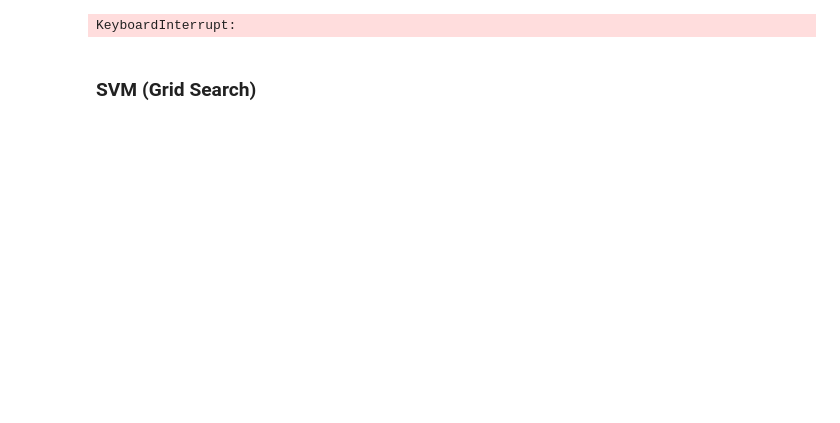
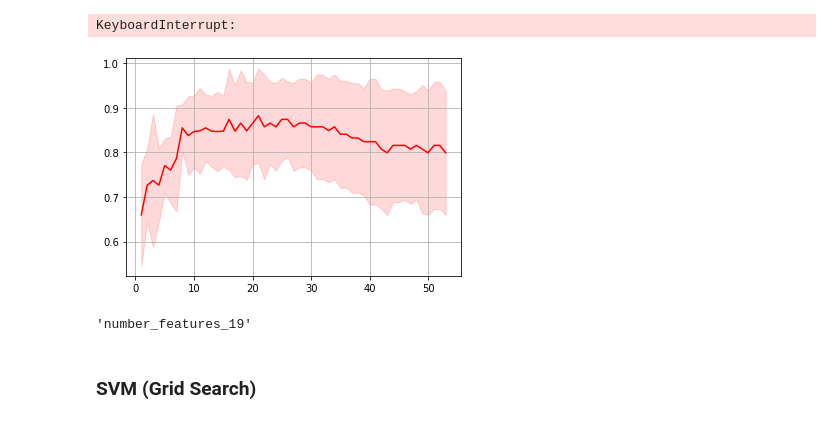
Before and after one commit to imEag/ML_Harmonization_Project, a Jupyter notebook: Manipulacion- Rois-Componentes de todas las DB/ML_models.ipynb, the cells around one changed output. Saved outputs shown, nothing was run; the diff lists cells and outputs as text; code cells hidden in the pictures; blank space fills up the shorter version.

```diff
--- a/Manipulacion- Rois-Componentes de todas las DB/ML_models.ipynb
+++ b/Manipulacion- Rois-Componentes de todas las DB/ML_models.ipynb
@@ -469,7 +472,7 @@ Classification report for classifier RandomForestClassifier(bootstrap=False, cri
    macro avg       0.81      0.82      0.82        30
 weighted avg       0.84      0.83      0.84        30
 # %%
-scores = cross_val_score(estimator=best_selected,
+scores = cross_val_score(estimator=boruta_fitted,
                         X=X_transform,
                         y=y_train,
                         cv=10,
@@ -596,20 +604,18 @@ plt.show()
 # %%
-acc_per_feature = []
-std_per_feature = []
-
 for index, feature_name in enumerate(sorted_names,start=1):
 
     input_features_names = sorted_names[:index]
     input_features_index = [data.columns.get_loc(c) for c
                       in input_features_names if c in data]
-    best_selected.fit(X_train[:, input_features_index], y_train)
+    feature_model = best_selected.fit(X_train[:, input_features_index], y_train)
     scores = cross_val_score(
-                        estimator=best_selected,
+                        estimator=feature_model,
                         X=X_train[:, input_features_index],
                         y=y_train,
                         cv=10,
                         n_jobs=-1
                         )
+    modelos['number_features_' + str(index)] = feature_model
     acc_per_feature.append(np.mean(scores))
     std_per_feature.append(np.std(scores))
 
@@ -621,15 +627,43 @@ plt.plot(
 
 plt.fill_between(
                 range(1, len(sorted_names)),
-                acc_per_feature + std_per_feature,
-                acc_per_feature - std_per_feature,
+                np.array(acc_per_feature) + np.array(std_per_feature),
+                np.array(acc_per_feature) - np.array(std_per_feature),
                 alpha=0.15,
                 color='red'
                 )
 
 plt.grid()
+plt.savefig(path_plot+'/'+'features_plot.png')
+plt.show()
 # %% [output]
 KeyboardInterrupt:
+# %%
+plt.plot(
+        list(range(1, len(sorted_names)))[:53],
+        acc_per_feature,
+        color='red'
+        )
+
+plt.fill_between(
+                list(range(1, len(sorted_names)))[:53],
+                np.array(acc_per_feature) + np.array(std_per_feature),
+                np.array(acc_per_feature) - np.array(std_per_feature),
+                alpha=0.15,
+                color='red'
+                )
+
+plt.grid()
+plt.savefig(path_plot+'/'+'features_plot.png')
+plt.show()
+# %% [output]
+[figure, added]
+# %%
+best_model = np.argsort(acc_per_feature)[-1]
+best_model = list(modelos.keys())[best_model]
+best_model
+# %% [output]
+'number_features_19'
 # %% [markdown]
 ### SVM (Grid Search)
 # %%
```
Also changed, not shown: parts of 28 cells of this notebook.
